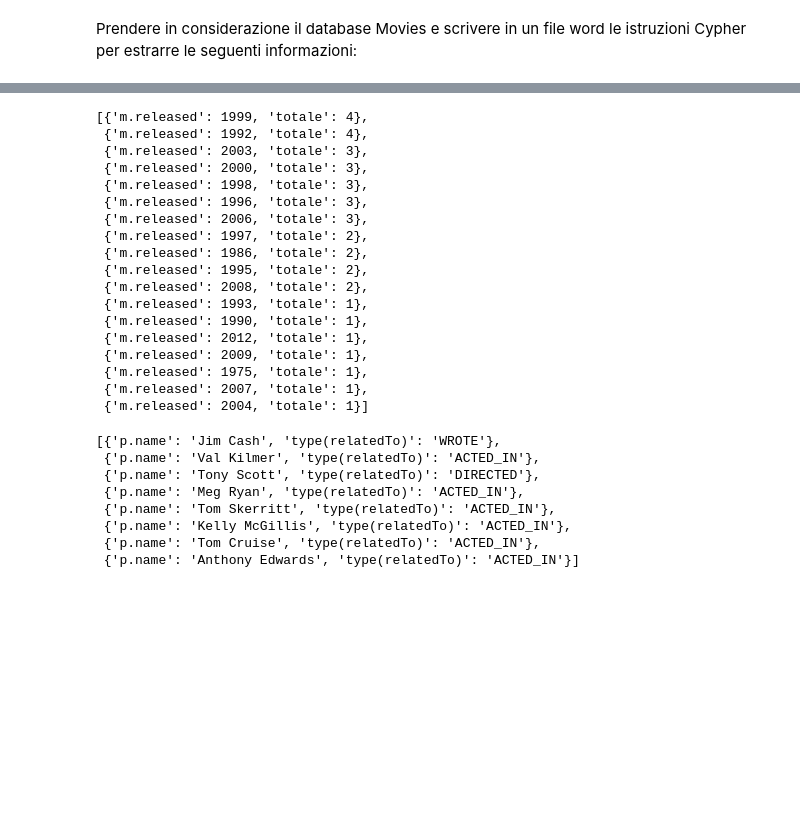
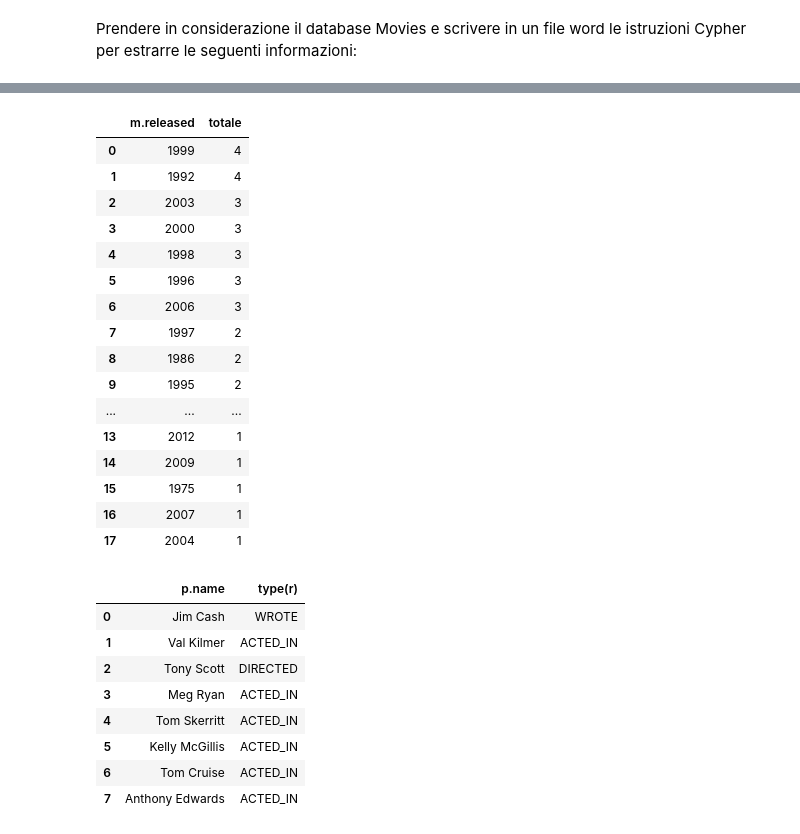
Before and after one commit to nicopierro/informatica, a Jupyter notebook: Esercizi_Neo4j.ipynb, the cells around one changed output, grey strips where cells are left out. Cells and saved outputs as stored; diff of their text form; code cells hidden in the pictures; blank space fills up the shorter version.

```diff
--- a/Esercizi_Neo4j.ipynb
+++ b/Esercizi_Neo4j.ipynb
@@ -206,52 +183,54 @@ result
 # %%
-# 7. il numero di film presentanti in ogni anno. Chaimare il numero di film "totale". Ordinare sul numero di film in ordine decrescente
+# 7. il numero di film presentanti in ogni anno. Chiamare il numero di film "totale". Ordinare sul numero di film in ordine decrescente
 cypher_query = '''
 MATCH (m:Movie)
 RETURN m.released, COUNT(m) AS totale
 ORDER BY totale DESC
 '''
 
 with driver.session() as graphDB_Session:
     result = graphDB_Session.run(cypher_query).data()
-result
+df = pd.DataFrame(result)
+df
 # %% [output]
-[{'m.released': 1999, 'totale': 4},
- {'m.released': 1992, 'totale': 4},
- {'m.released': 2003, 'totale': 3},
- {'m.released': 2000, 'totale': 3},
- {'m.released': 1998, 'totale': 3},
- {'m.released': 1996, 'totale': 3},
- {'m.released': 2006, 'totale': 3},
- {'m.released': 1997, 'totale': 2},
- {'m.released': 1986, 'totale': 2},
- {'m.released': 1995, 'totale': 2},
- {'m.released': 2008, 'totale': 2},
- {'m.released': 1993, 'totale': 1},
- {'m.released': 1990, 'totale': 1},
- {'m.released': 2012, 'totale': 1},
- {'m.released': 2009, 'totale': 1},
- {'m.released': 1975, 'totale': 1},
- {'m.released': 2007, 'totale': 1},
- {'m.released': 2004, 'totale': 1}]
+|  | m.released | totale |
+| 0 | 1999 | 4 |
+| 1 | 1992 | 4 |
+| 2 | 2003 | 3 |
+| 3 | 2000 | 3 |
+| 4 | 1998 | 3 |
+| 5 | 1996 | 3 |
+| 6 | 2006 | 3 |
+| 7 | 1997 | 2 |
+| 8 | 1986 | 2 |
+| 9 | 1995 | 2 |
+| ... | ... | ... |
+| 13 | 2012 | 1 |
+| 14 | 2009 | 1 |
+| 15 | 1975 | 1 |
+| 16 | 2007 | 1 |
+| 17 | 2004 | 1 |
 # %%
 # 8. tutte le persone coinvolte nel film "Top Gun"
 cypher_query = '''
-MATCH (p:Person)-[relatedTo]-(m:Movie {title: "Top Gun"})
-RETURN p.name, type(relatedTo)
+MATCH (p:Person)-[r]-(m:Movie {title: "Top Gun"})
+RETURN p.name, type(r)
 '''
 
 with driver.session() as graphDB_Session:
     result = graphDB_Session.run(cypher_query).data()
-result
+df = pd.DataFrame(result)
+df
 # %% [output]
-[{'p.name': 'Jim Cash', 'type(relatedTo)': 'WROTE'},
- {'p.name': 'Val Kilmer', 'type(relatedTo)': 'ACTED_IN'},
- {'p.name': 'Tony Scott', 'type(relatedTo)': 'DIRECTED'},
- {'p.name': 'Meg Ryan', 'type(relatedTo)': 'ACTED_IN'},
- {'p.name': 'Tom Skerritt', 'type(relatedTo)': 'ACTED_IN'},
- {'p.name': 'Kelly McGillis', 'type(relatedTo)': 'ACTED_IN'},
- {'p.name': 'Tom Cruise', 'type(relatedTo)': 'ACTED_IN'},
- {'p.name': 'Anthony Edwards', 'type(relatedTo)': 'ACTED_IN'}]
+|  | p.name | type(r) |
+| 0 | Jim Cash | WROTE |
+| 1 | Val Kilmer | ACTED_IN |
+| 2 | Tony Scott | DIRECTED |
+| 3 | Meg Ryan | ACTED_IN |
+| 4 | Tom Skerritt | ACTED_IN |
+| 5 | Kelly McGillis | ACTED_IN |
+| 6 | Tom Cruise | ACTED_IN |
+| 7 | Anthony Edwards | ACTED_IN |
 # %%
 # 9. gli attori del film "Top Gun"
 cypher_query = '''
```
Also changed, not shown: parts of 18 cells of this notebook.
